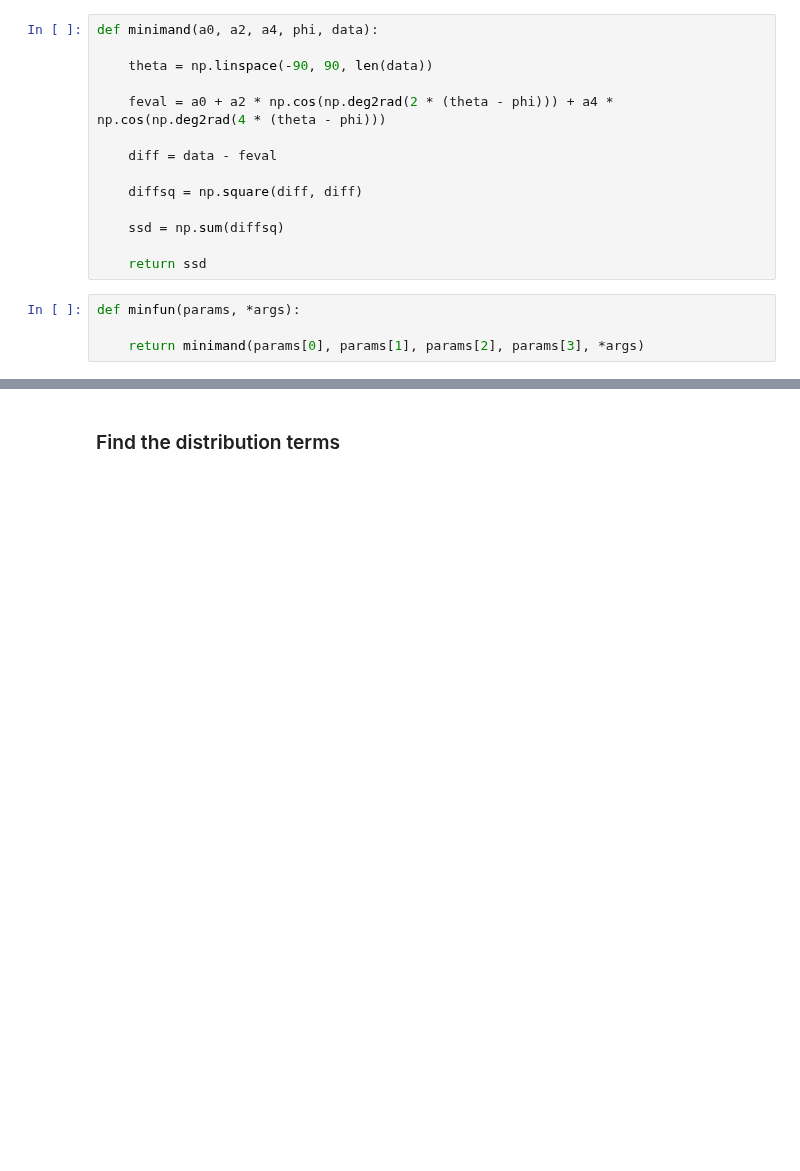
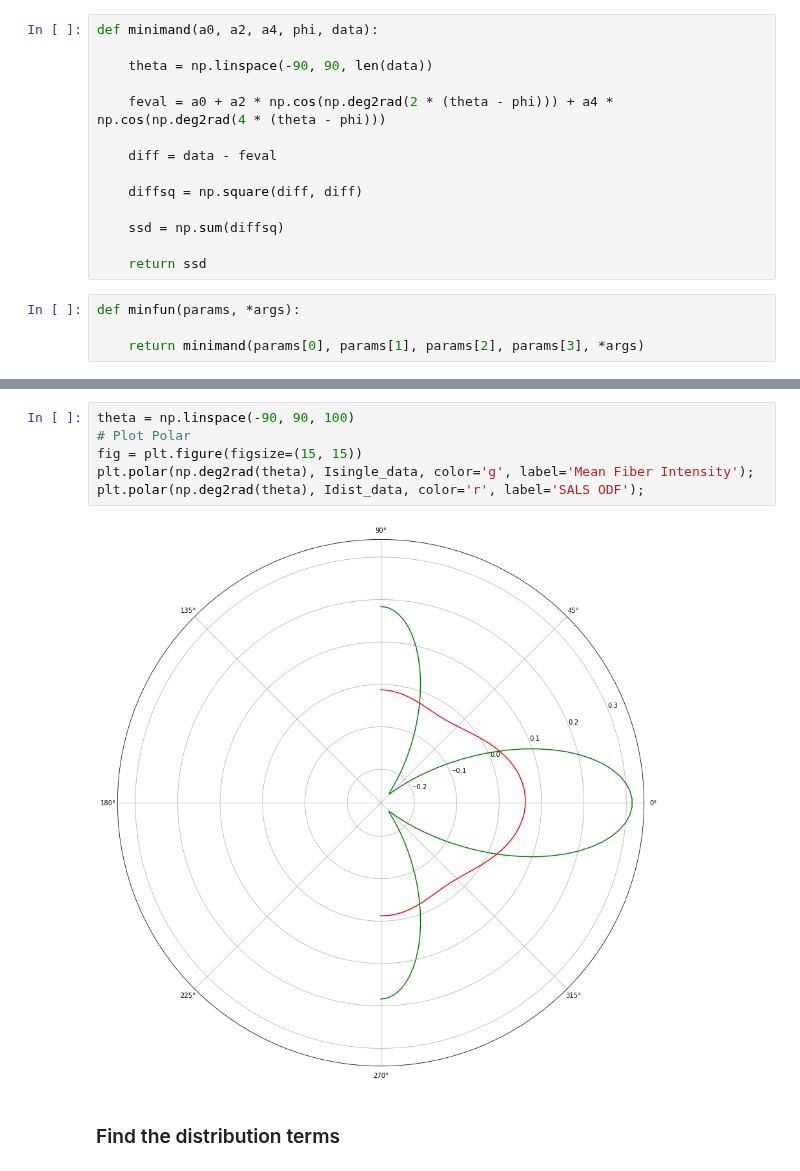
Before and after one commit to mfkiwl/splineDIC, a Jupyter notebook: notebooks/exploratory/stp_explore_ODF_extraction.ipynb, the cells around one changed output, grey strips where cells are left out. Drawn from its saved outputs; the diff is of its cells as text; blank space fills up the shorter version.

Commit message:
adding extra polar plots

```diff
--- a/notebooks/exploratory/stp_explore_ODF_extraction.ipynb
+++ b/notebooks/exploratory/stp_explore_ODF_extraction.ipynb
@@ -193,3 +193,11 @@ minimand(a0, a2, a4, phi, Idist_data)
+# %%
+theta = np.linspace(-90, 90, 100)
+# Plot Polar
+fig = plt.figure(figsize=(15, 15))
+plt.polar(np.deg2rad(theta), Isingle_data, color='g', label='Mean Fiber Intensity');
+plt.polar(np.deg2rad(theta), Idist_data, color='r', label='SALS ODF');
+# %% [output]
+[figure, added]
 # %% [markdown]
 ### Find the distribution terms
 # %% [markdown]
```
Also changed, not shown: parts of 12 cells of this notebook.
